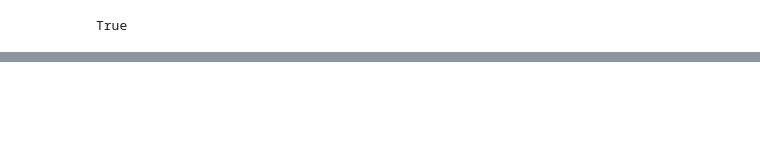
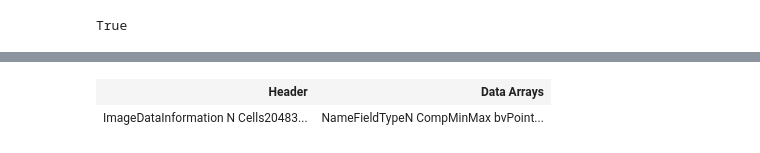
Before and after one commit to mattragoza/lung-project, a Jupyter notebook: notebooks/copdgene/03-shapenet-dataset.ipynb, the cells around one changed output, grey strips where cells are left out. Cells and saved outputs as stored; diff of their text form; code cells hidden in the pictures; blank space fills up the shorter version.

```diff
--- a/notebooks/copdgene/03-shapenet-dataset.ipynb
+++ b/notebooks/copdgene/03-shapenet-dataset.ipynb
@@ -49,0 +50,4 @@ materials.csv          models-OBJ      models-textures
+# %%
+%autoreload
+examples = list(ds.examples())
+len(examples)
@@ -49,0 +56,4 @@ materials.csv          models-OBJ      models-textures
+# %%
+%autoreload
+ex = examples[2]
+pprint(ex)
@@ -49,0 +145,15 @@ materials.csv          models-OBJ      models-textures
+# %%
+import pyvista as pv
+
+# check alignment using pyvista
+pv_mesh = pv.wrap(io_mesh)
+pv_grid = pv.ImageData(
+    dimensions=bv_array.shape,
+    spacing=bv_spacing,
+    origin=bv_origin
+)
+pv_grid.point_data['bv'] = bv_array.flatten(order='F')
+pv_grid
+# %% [output]
+| Header | Data Arrays |
+| ImageDataInformation N Cells20483... | NameFieldTypeN CompMinMax bvPoint... |
```
Also changed, not shown: parts of 18 cells of this notebook, 13 other files.
